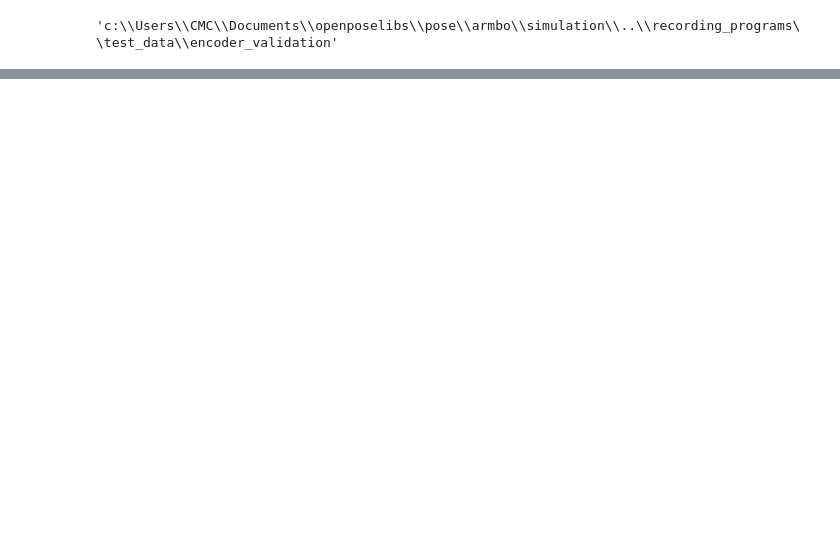
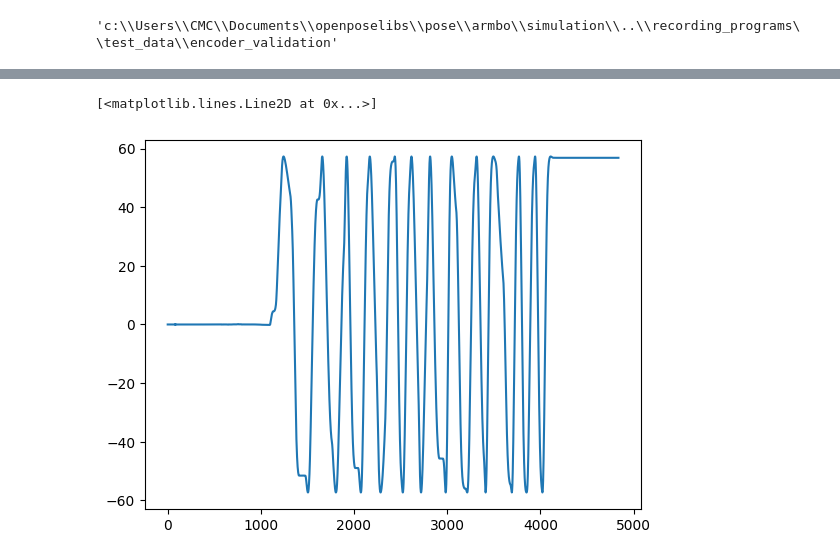
Before and after one commit to SujithChristopher/armbo_preliminary_work, a Jupyter notebook: simulation/ipy_notebooks/encoder_validation.ipynb, the cells around one changed output, grey strips where cells are left out. Saved outputs shown, nothing was run; the diff lists cells and outputs as text; code cells hidden in the pictures; blank space fills up the shorter version.

```diff
--- a/simulation/ipy_notebooks/encoder_validation.ipynb
+++ b/simulation/ipy_notebooks/encoder_validation.ipynb
@@ -91,0 +111,5 @@ plt.legend()
+# %%
+plt.plot(np.rad2deg(_mocap_df.rb_ang_y))
+# %% [output]
+[<matplotlib.lines.Line2D at 0x...>]
+[figure, added]
```
Also changed, not shown: parts of 5 cells of this notebook, 3 other files.
